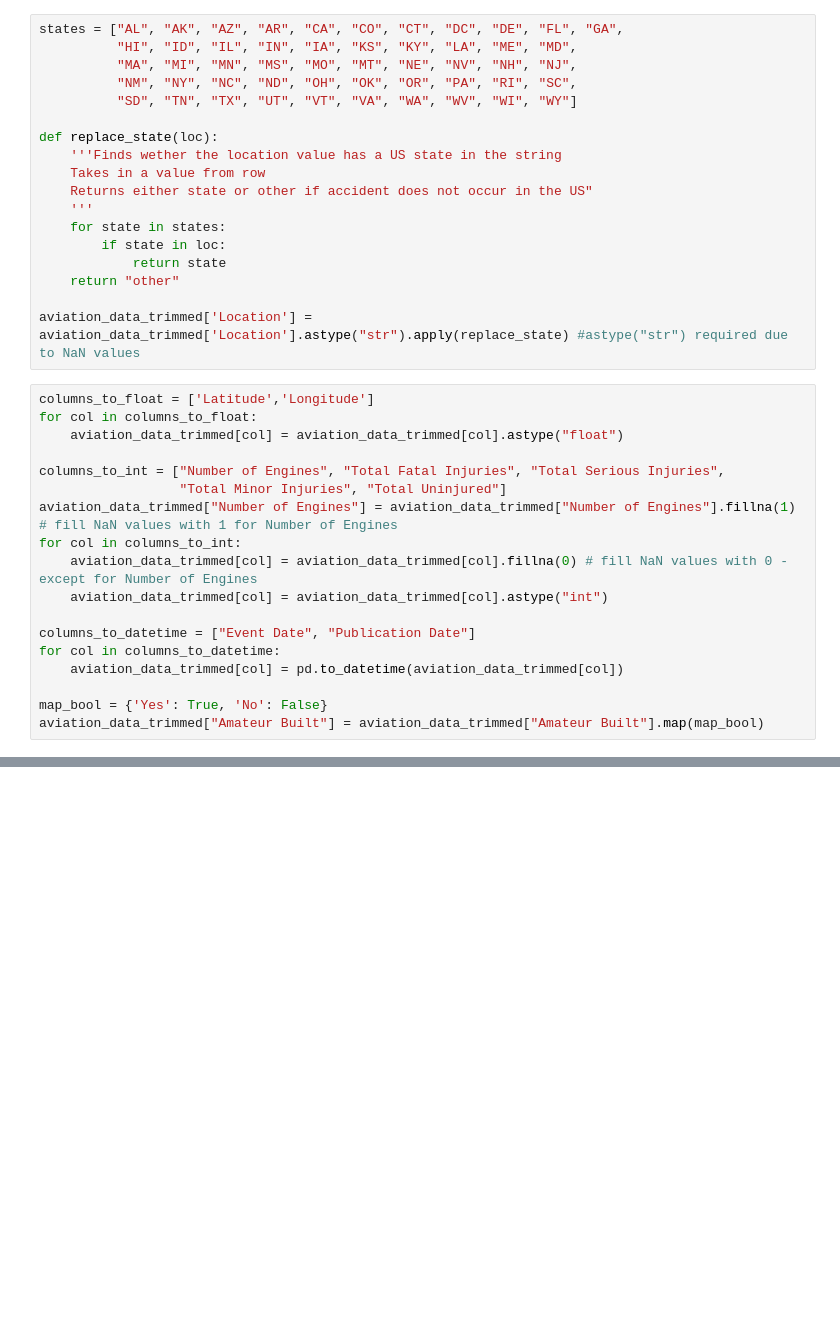
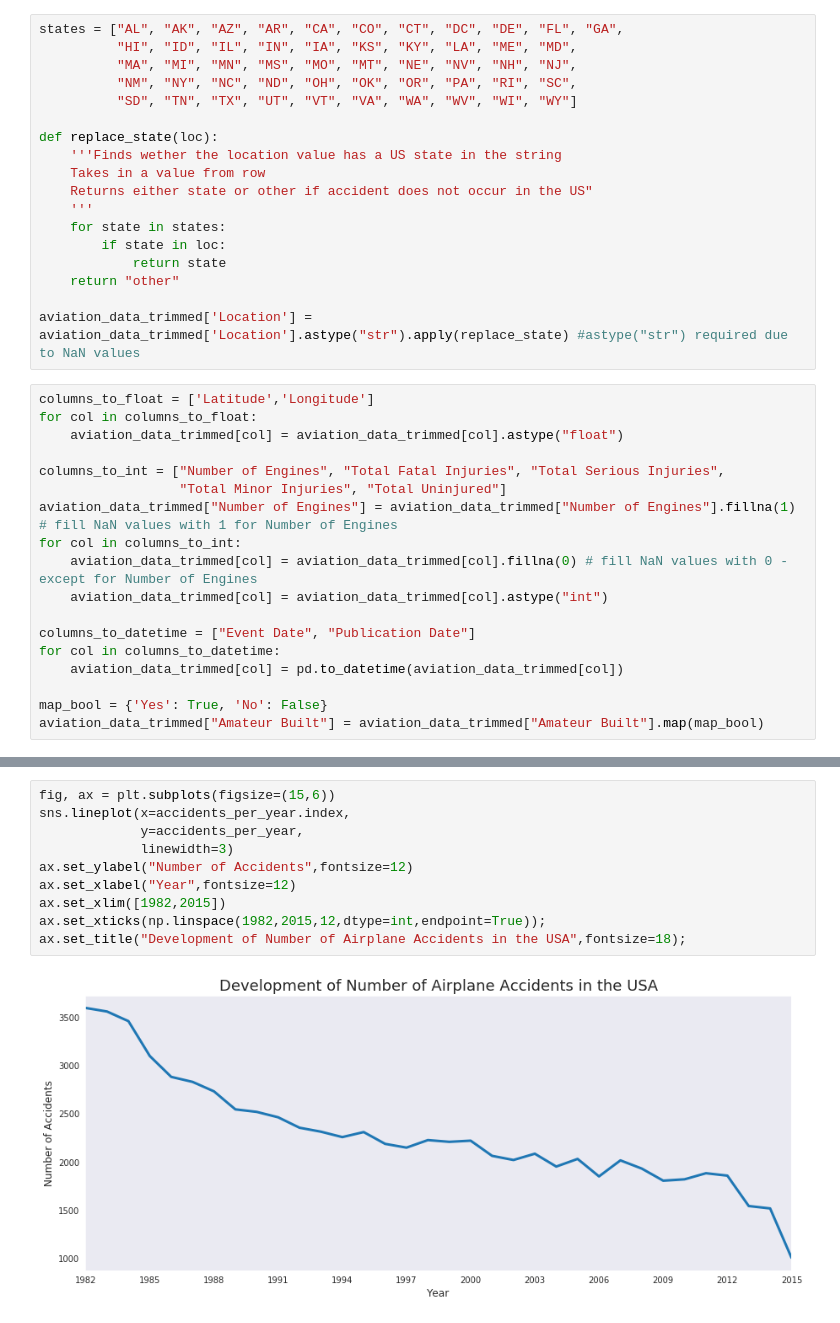
Before and after one commit to asisloustau/creations, a Jupyter notebook: investigating_airplane_accidents/aviation_analysis.ipynb, the cells around one changed output, grey strips where cells are left out. Saved outputs shown, nothing was run; the diff lists cells and outputs as text; blank space fills up the shorter version.

```diff
--- a/investigating_airplane_accidents/aviation_analysis.ipynb
+++ b/investigating_airplane_accidents/aviation_analysis.ipynb
@@ -114,0 +114,12 @@ sns.lineplot(y=year_values,x=year_values.index);
+# %%
+fig, ax = plt.subplots(figsize=(15,6))
+sns.lineplot(x=accidents_per_year.index,
+             y=accidents_per_year,
+             linewidth=3)
+ax.set_ylabel("Number of Accidents",fontsize=12)
+ax.set_xlabel("Year",fontsize=12)
+ax.set_xlim([1982,2015])
+ax.set_xticks(np.linspace(1982,2015,12,dtype=int,endpoint=True));
+ax.set_title("Development of Number of Airplane Accidents in the USA",fontsize=18);
+# %% [output]
+[figure, added]
```
Also changed, not shown: parts of 7 cells of this notebook.
